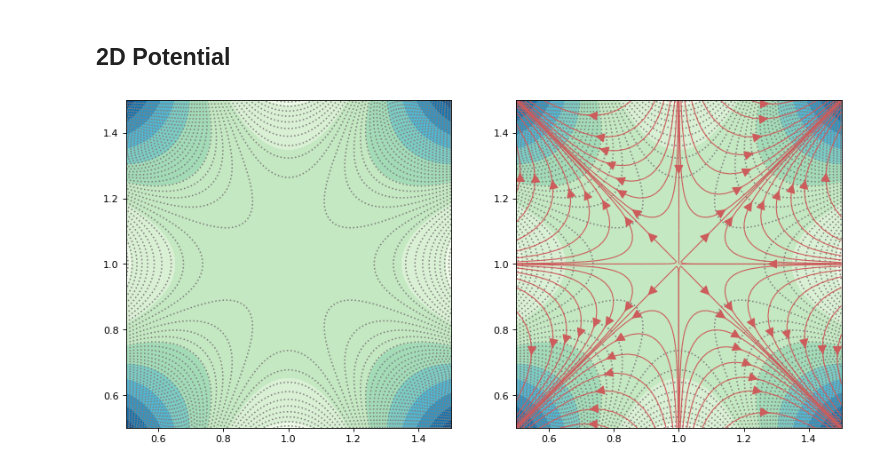
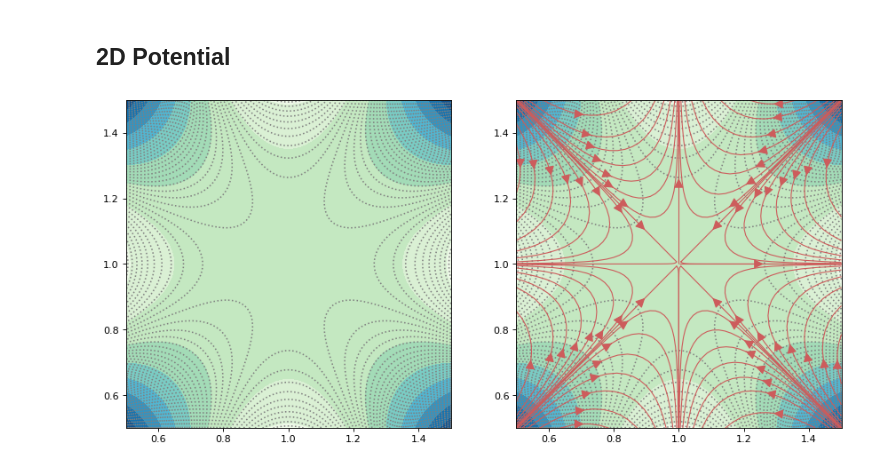
Before and after one commit to rajeshrinet/teaching, a Jupyter notebook: PH5020/code/ex03-earnshaw-theorem.ipynb, the cells around one changed output. Cells and saved outputs as stored; diff of their text form; code cells hidden in the pictures.

```diff
--- a/PH5020/code/ex03-earnshaw-theorem.ipynb
+++ b/PH5020/code/ex03-earnshaw-theorem.ipynb
@@ -66,7 +66,7 @@ def system_potential2D(x, y):
 
     dx = x - 0; dy = y -2
     V += np.log((dx**2 + dy**2)**(nu))
-    return V
+    return -V
 # %%
 del_x = 0.5
 L=2
@@ -99,16 +99,16 @@ It looks like the centre is a stable point. But it is unstable in a direction pe
 # %%
 V=system_potential2D(X, Y)
 Fy, Fx = np.gradient(-V)
 
 fig = plt.figure(num=None, figsize=(13, 6), dpi=80, facecolor='w', edgecolor='k')
 
 plt.subplot(121)
 CS=plt.contour(X, Y, V, 64, colors='grey', linewidths=1.4, linestyles='dotted')
-plt.contourf(X,Y, V, 8,cmap=plt.cm.GnBu_r)#, norm=colors.PowerNorm(gamma=0.5))
+plt.contourf(X,Y, V, 8,cmap=plt.cm.GnBu)#, norm=colors.PowerNorm(gamma=0.5))
 
 plt.subplot(122)
 CS=plt.contour(X, Y, V, 64, colors='grey', linewidths=1.4, linestyles='dotted')
-plt.contourf(X,Y, V, 8,cmap=plt.cm.GnBu_r)#, norm=colors.PowerNorm(gamma=0.5))
+plt.contourf(X,Y, V, 8,cmap=plt.cm.GnBu)#, norm=colors.PowerNorm(gamma=0.5))
 plt.streamplot(X,Y, Fx, Fy, density=0.5, linewidth=1,  color='indianred', broken_streamlines=False, arrowsize=2);
 # %% [output]
-[figure, old version]
+[figure, new version]
```
Also changed, not shown: 2 other files.
